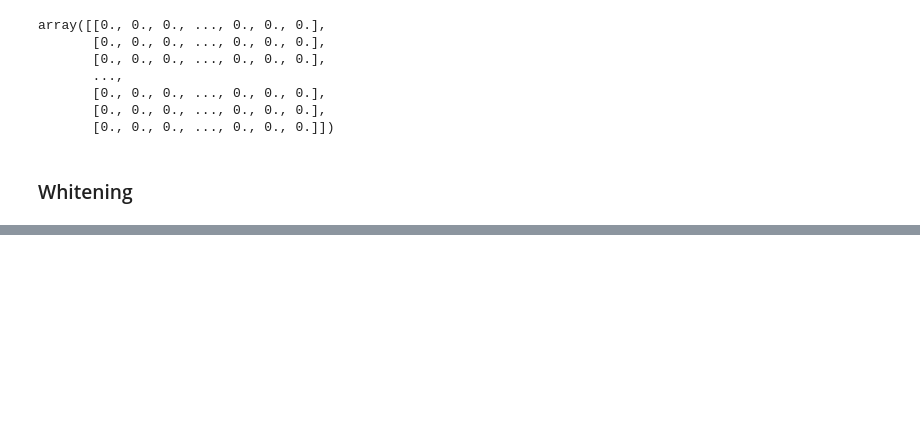
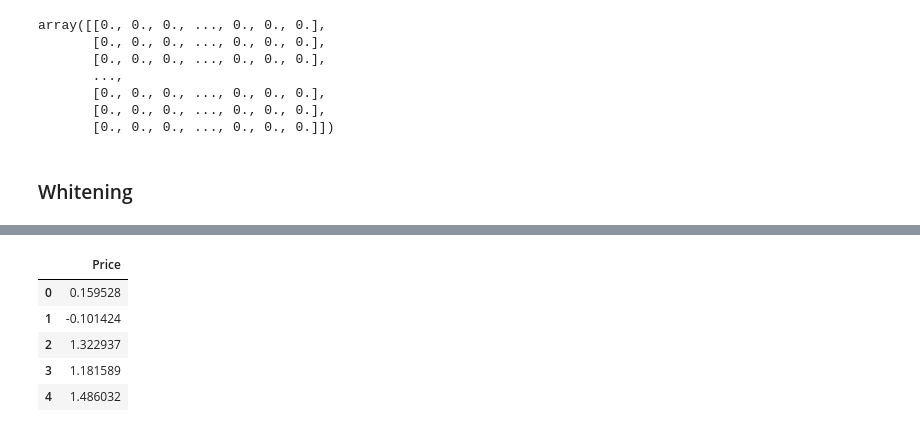
Before and after one commit to eamonnofarrell/Machine-Learning-Assessment2019, a Jupyter notebook: Machine-Learning-Assignment.ipynb, the cells around one changed output, grey strips where cells are left out. Drawn from its saved outputs; the diff is of its cells as text; code cells hidden in the pictures; blank space fills up the shorter version.

```diff
--- a/Machine-Learning-Assignment.ipynb
+++ b/Machine-Learning-Assignment.ipynb
@@ -497,0 +560,12 @@ array([[0., 0., 0., ..., 0., 0., 0.],
+# %%
+pca = doc.PCA(n_components = 1, whiten =True)
+pca.fit(target)
+xwhite = pd.DataFrame(pca.transform(target), columns=target.columns)
+xwhite.head()
+# %% [output]
+|  | Price |
+| 0 | 0.159528 |
+| 1 | -0.101424 |
+| 2 | 1.322937 |
+| 3 | 1.181589 |
+| 4 | 1.486032 |
```
Also changed, not shown: parts of 24 cells of this notebook.
